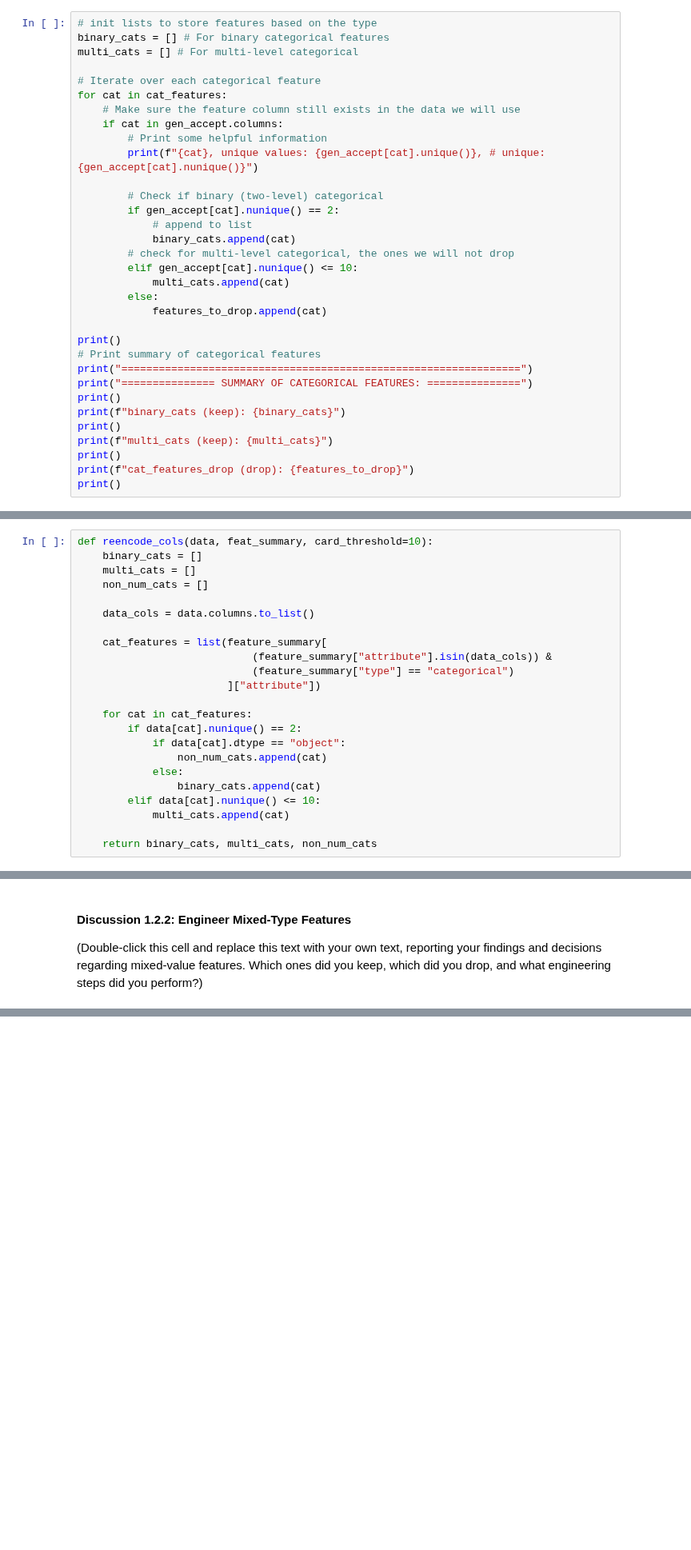
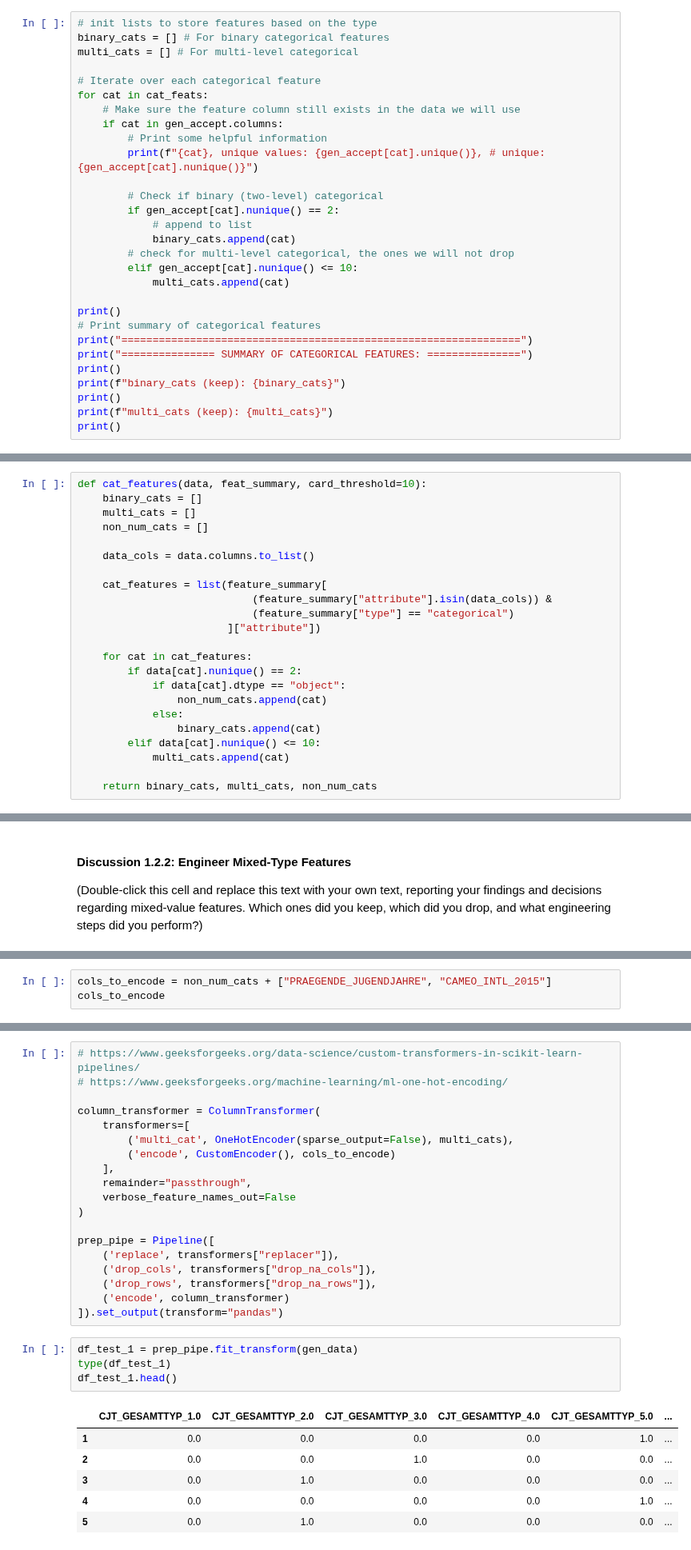
Before and after one commit to kinant/ud-ml-pytorch, a Jupyter notebook: Project 03/identify_customer_segments/Identify_Customer_Segments.ipynb, the cells around one changed output, grey strips where cells are left out. Shown at 80% size. Drawn from its saved outputs; the diff is of its cells as text; blank space fills up the shorter version.

```diff
--- a/Project 03/identify_customer_segments/Identify_Customer_Segments.ipynb
+++ b/Project 03/identify_customer_segments/Identify_Customer_Segments.ipynb
@@ -853,7 +866,7 @@ binary_cats = [] # For binary categorical features
 multi_cats = [] # For multi-level categorical
 
 # Iterate over each categorical feature
-for cat in cat_features:
+for cat in cat_feats:
     # Make sure the feature column still exists in the data we will use
     if cat in gen_accept.columns:
         # Print some helpful information
@@ -866,8 +879,6 @@ for cat in cat_features:
         # check for multi-level categorical, the ones we will not drop
         elif gen_accept[cat].nunique() <= 10:
             multi_cats.append(cat)
-        else:
-            features_to_drop.append(cat)
 
 print()
 # Print summary of categorical features
@@ -878,8 +889,6 @@ print(f"binary_cats (keep): {binary_cats}")
 print()
 print(f"multi_cats (keep): {multi_cats}")
 print()
-print(f"cat_features_drop (drop): {features_to_drop}")
-print()
 # %% [output]
 ANREDE_KZ, unique values: [2 1], # unique: 2
 CJT_GESAMTTYP, unique values: [ 5.  3.  2.  4.  1.  6. nan], # unique: 6
@@ -903,7 +912,7 @@ gen_accept["OST_WEST_KZ"].unique()
 # %% [output]
 array(['W', 'O'], dtype=object)
 # %%
-def reencode_cols(data, feat_summary, card_threshold=10):
+def cat_features(data, feat_summary, card_threshold=10):
     binary_cats = []
     multi_cats = []
     non_num_cats = []
@@ -1089,0 +1203,3 @@ Make sure that for any new columns that you have engineered, that you've exclude
+# %%
+cols_to_encode = non_num_cats + ["PRAEGENDE_JUGENDJAHRE", "CAMEO_INTL_2015"]
+cols_to_encode
@@ -1090,3 +1270,33 @@ Make sure that for any new columns that you have engineered, that you've exclude
+# %%
+# https://www.geeksforgeeks.org/data-science/custom-transformers-in-scikit-learn-pipelines/
+# https://www.geeksforgeeks.org/machine-learning/ml-one-hot-encoding/
+
+column_transformer = ColumnTransformer(
+    transformers=[
+        ('multi_cat', OneHotEncoder(sparse_output=False), multi_cats),
+        ('encode', CustomEncoder(), cols_to_encode)
+    ],
+    remainder="passthrough",
+    verbose_feature_names_out=False
+)
+
+prep_pipe = Pipeline([
+    ('replace', transformers["replacer"]),
+    ('drop_cols', transformers["drop_na_cols"]),
+    ('drop_rows', transformers["drop_na_rows"]),
+    ('encode', column_transformer)
+]).set_output(transform="pandas")
+# %%
+df_test_1 = prep_pipe.fit_transform(gen_data)
+type(df_test_1)
+df_test_1.head()
+# %% [output]
+|  | CJT_GESAMTTYP_1.0 | CJT_GESAMTTYP_2.0 | CJT_GESAMTTYP_3.0 | CJT_GESAMTTYP_4.0 | CJT_GESAMTTYP_5.0 | ... |
+| 1 | 0.0 | 0.0 | 0.0 | 0.0 | 1.0 | ... |
+| 2 | 0.0 | 0.0 | 1.0 | 0.0 | 0.0 | ... |
+| 3 | 0.0 | 1.0 | 0.0 | 0.0 | 0.0 | ... |
+| 4 | 0.0 | 0.0 | 0.0 | 0.0 | 1.0 | ... |
+| 5 | 0.0 | 1.0 | 0.0 | 0.0 | 0.0 | ... |
 # %%
 # If there are other re-engineering tasks you need to perform, make sure you
 # take care of them here. (Dealing with missing data will come in step 2.1.)
```
Also changed, not shown: parts of 36 cells of this notebook.
